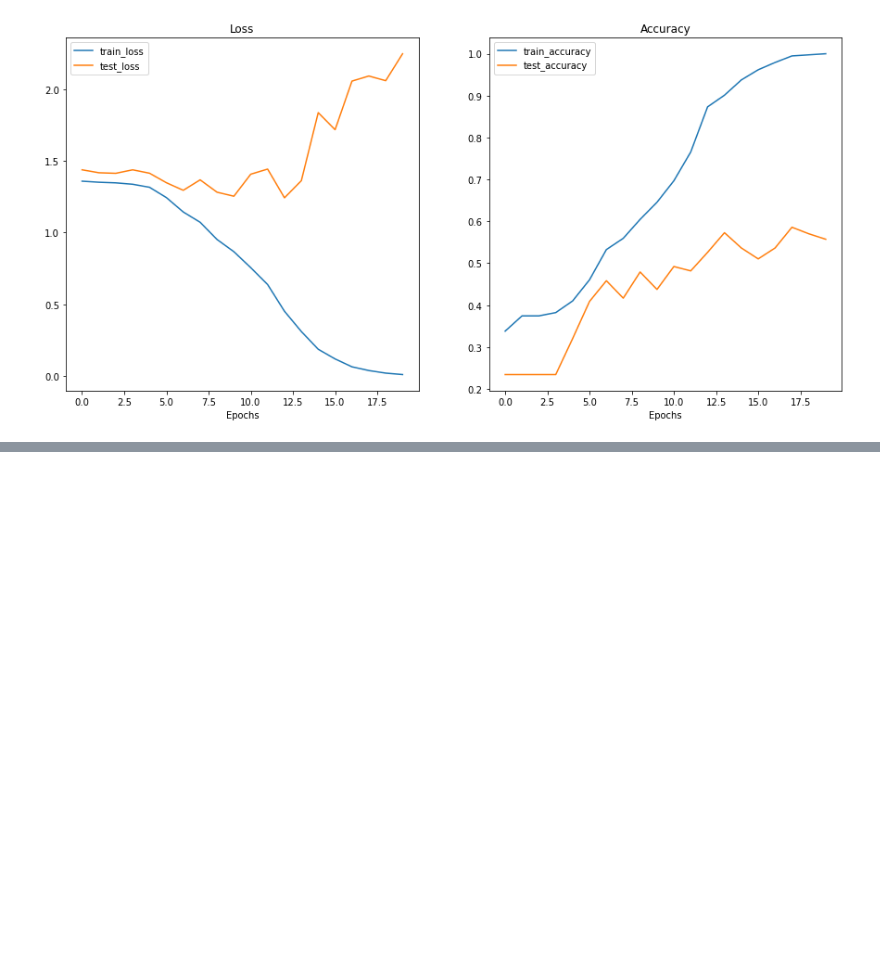
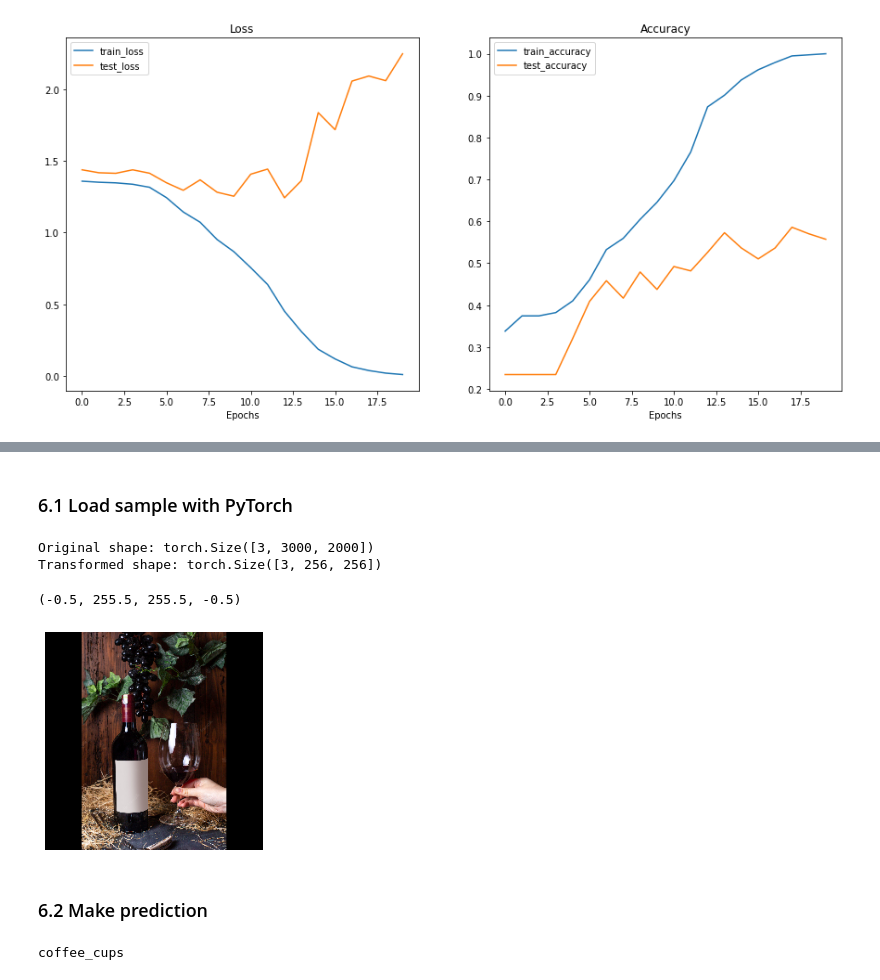
Before and after one commit to Jotadebeese/rubbish_classifier, a Jupyter notebook: rubbish_classifier_v0.001.ipynb, the cells around one changed output, grey strips where cells are left out. Cells and saved outputs as stored; diff of their text form; code cells hidden in the pictures; blank space fills up the shorter version.

Commit message:
Added chapter 6. Making a prediction on model_0

```diff
--- a/rubbish_classifier_v0.001.ipynb
+++ b/rubbish_classifier_v0.001.ipynb
@@ -740,0 +745,15 @@ plot_loss_curves(model_0_results)
+# %%
+# Download custom image
+import requests
+
+# Setup custom image path
+custom_image_path = data_path / "random_sample.jpg"
+
+# Download image if it does not exist
+if not custom_image_path.is_file():
+    with open(custom_image_path, "wb") as f:
+        request = requests.get("https://img.freepik.com/free-photo/front-view-red-wine-bottle-red-wine-along-with-black-grapes-green-leaves-isolated-grey-desk-alcohol-winery-drink_140725-16095.jpg?w=2000")
+        print(f"Downloading {custom_image_path}...")
+        f.write(request.content)
+else:
+    print(f"{custom_image_path} already exist.")
@@ -740,0 +762,42 @@ plot_loss_curves(model_0_results)
+# %%
+custom_image_path = data_path / "random_sample.jpg"
+# %% [markdown]
+### 6.1 Load sample with PyTorch
+# %%
+import torchvision
+from torchvision import transforms
+
+# Load sample
+sample_image = torchvision.io.read_image(str(custom_image_path)).type(torch.float32)/255.
+
+# Transform for the sample
+sample_transform = transforms.Compose([
+    # Resize images
+    transforms.Resize(size=255, max_size=256),
+    transforms.CenterCrop(size=256),
+])
+
+sample_image_transformed = sample_transform(sample_image)
+
+# Print out shapes and image
+print(f"Original shape: {sample_image.shape}")
+print(f"Transformed shape: {sample_image_transformed.shape}")
+
+plt.imshow(sample_image_transformed.permute(1, 2, 0));
+plt.axis(False)
+# %% [output]
+Original shape: torch.Size([3, 3000, 2000])
+Transformed shape: torch.Size([3, 256, 256])
+(-0.5, 255.5, 255.5, -0.5)
+[figure, added]
+# %% [markdown]
+### 6.2 Make prediction
+# %%
+model_0.eval()
+with torch.inference_mode():
+    sample_image_pred = model_0(sample_image_transformed.unsqueeze(0).to(device))
+
+sample_image_label = torch.argmax(torch.softmax(sample_image_pred, dim=1), dim=1).cpu()
+print(class_names[sample_image_label])
+# %% [output]
+coffee_cups
```
Also changed, not shown: parts of 2 cells of this notebook.
